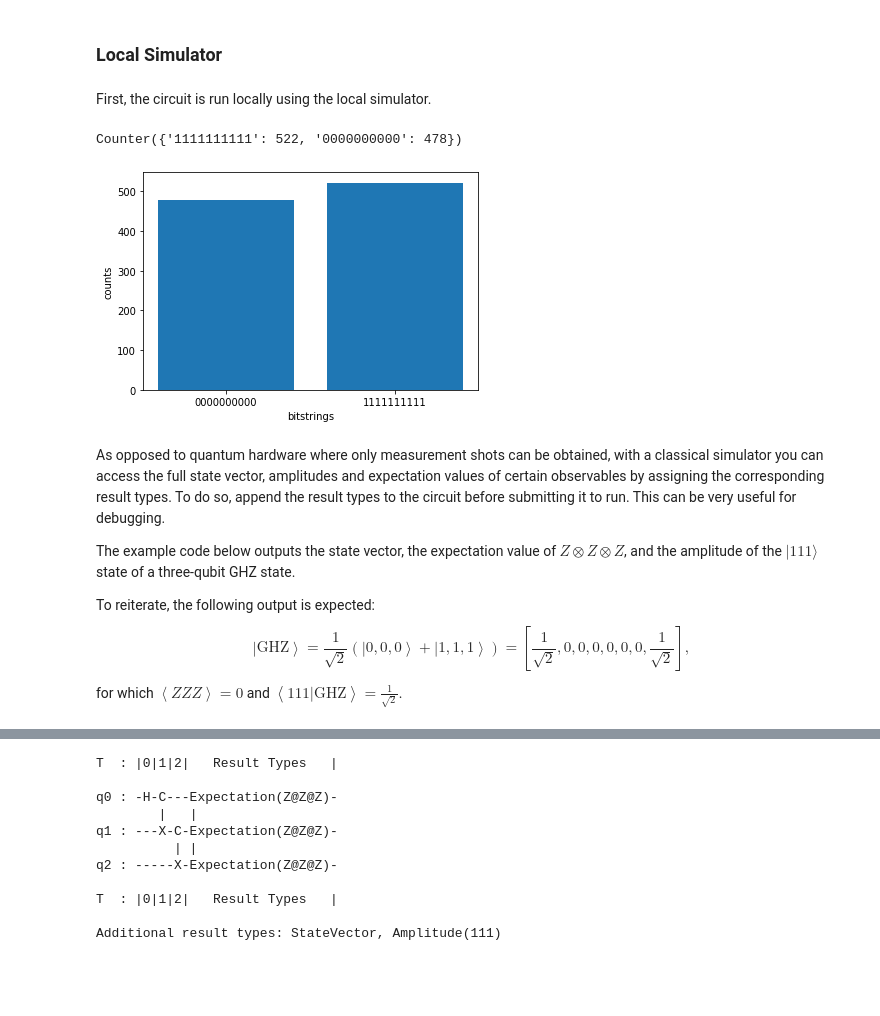
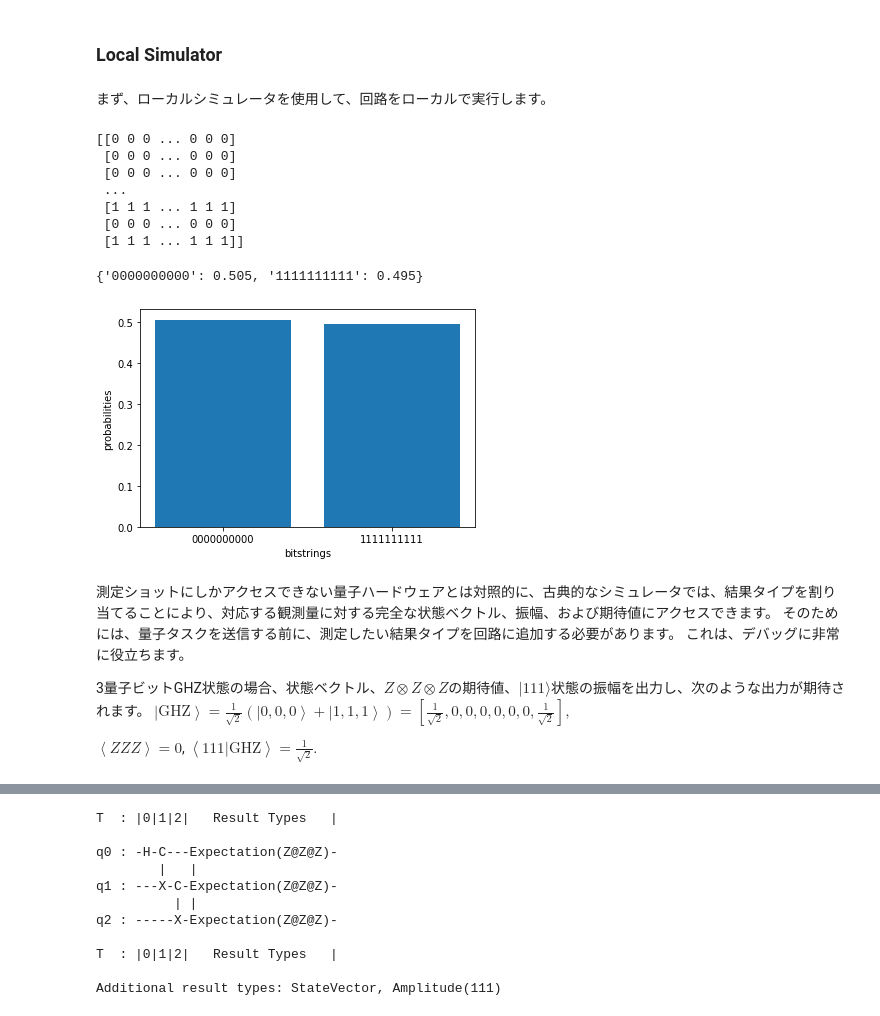
Before and after one commit to speed1313/aws-notebook-docker-env, a Jupyter notebook: example/workshop/1_Running_quantum_circuits_on_simulators-workshop.ipynb, the cells around one changed output, grey strips where cells are left out. Cells and saved outputs as stored; diff of their text form; code cells hidden in the pictures; blank space fills up the shorter version.

Commit message:
fix example files

```diff
--- a/example/getting_started/1_Running_quantum_circuits_on_simulators.ipynb
+++ b/example/workshop/1_Running_quantum_circuits_on_simulators-workshop.ipynb
@@ -48,8 +67,8 @@ To prepare this state, build and run the following circuit using a single-qubit
 # %%
-# function to build a GHZ state
+# function to build GHZ state
 def ghz_circuit(n_qubits):
     """
-    function to return a GHZ circuit ansatz
+    function to return GHZ circuit ansatz
     input: number of qubits
     """
 
@@ -91,8 +110,8 @@ q9 : -------------------X-
 T  : |0|1|2|3|4|5|6|7|8|9|
 # %% [markdown]
 ### Local Simulator
-# %% [markdown]
-First, the circuit is run locally using the local simulator.
+# %% [markdown]
+まず、ローカルシミュレータを使用して、回路をローカルで実行します。
 # %%
 # set up device: Local Simulator
 device = LocalSimulator()
@@ -100,24 +119,34 @@ device = LocalSimulator()
 # run circuit
 result = device.run(ghz, shots=1000).result()
 # get measurement shots
-counts = result.measurement_counts
-# print counts
+counts = result.measurements
+# print measutement results
 print(counts)
 # %% [output]
-Counter({'1111111111': 522, '0000000000': 478})
+[[0 0 0 ... 0 0 0]
+ [0 0 0 ... 0 0 0]
+ [0 0 0 ... 0 0 0]
+ ...
+ [1 1 1 ... 1 1 1]
+ [0 0 0 ... 0 0 0]
+ [1 1 1 ... 1 1 1]]
+# %%
+counts = result.measurement_probabilities
+# print counts
+print(counts)
+# %% [output]
+{'0000000000': 0.505, '1111111111': 0.495}
 # %%
 # plot using Counter
 plt.bar(counts.keys(), counts.values());
 plt.xlabel('bitstrings');
-plt.ylabel('counts');
+plt.ylabel('probabilities');
 # %% [output]
-[figure, old version]
+[figure, new version]
 # %% [markdown]
-As opposed to quantum hardware where only measurement shots can be obtained, with a classical simulator you can access the full state vector, amplitudes and expectation values of certain observables by assigning the corresponding result types. To do so, append the result types to the circuit before submitting it to run. This can be very useful for debugging.
+測定ショットにしかアクセスできない量子ハードウェアとは対照的に、古典的なシミュレータでは、結果タイプを割り当てることにより、対応する観測量に対する完全な状態ベクトル、振幅、および期待値にアクセスできます。 そのためには、量子タスクを送信する前に、測定したい結果タイプを回路に追加する必要があります。 これは、デバッグに非常に役立ちます。
 
-The example code below outputs the state vector, the expectation value of $Z\otimes Z\otimes Z$, and the amplitude of the $|111\rangle$ state of a three-qubit GHZ state.
+3量子ビットGHZ状態の場合、状態ベクトル、$Z\otimes Z\otimes Z$の期待値、$|111\rangle$状態の振幅を出力し、次のような出力が期待されます。
+$\left|\mathrm{GHZ}\right> = \frac{1}{\sqrt{2}}\left(\left|0,0,0\right> + \left|1,1,1\right>\right) = \left[\frac{1}{\sqrt{2}},0,0,0,0,0,0,\frac{1}{\sqrt{2}}\right],$
 
-To reiterate, the following output is expected:
-$$\left|\mathrm{GHZ}\right> = \frac{1}{\sqrt{2}}\left(\left|0,0,0\right> + \left|1,1,1\right>\right) = \left[\frac{1}{\sqrt{2}},0,0,0,0,0,0,\frac{1}{\sqrt{2}}\right],$$
-
-for which $\left<ZZZ\right>=0$ and $\left<111|\mathrm{GHZ}\right>=\frac{1}{\sqrt{2}}$.
+$\left<ZZZ\right>=0$, $\left<111|\mathrm{GHZ}\right>=\frac{1}{\sqrt{2}}$.
```
Also changed, not shown: parts of 46 cells of this notebook, 6 other files.
